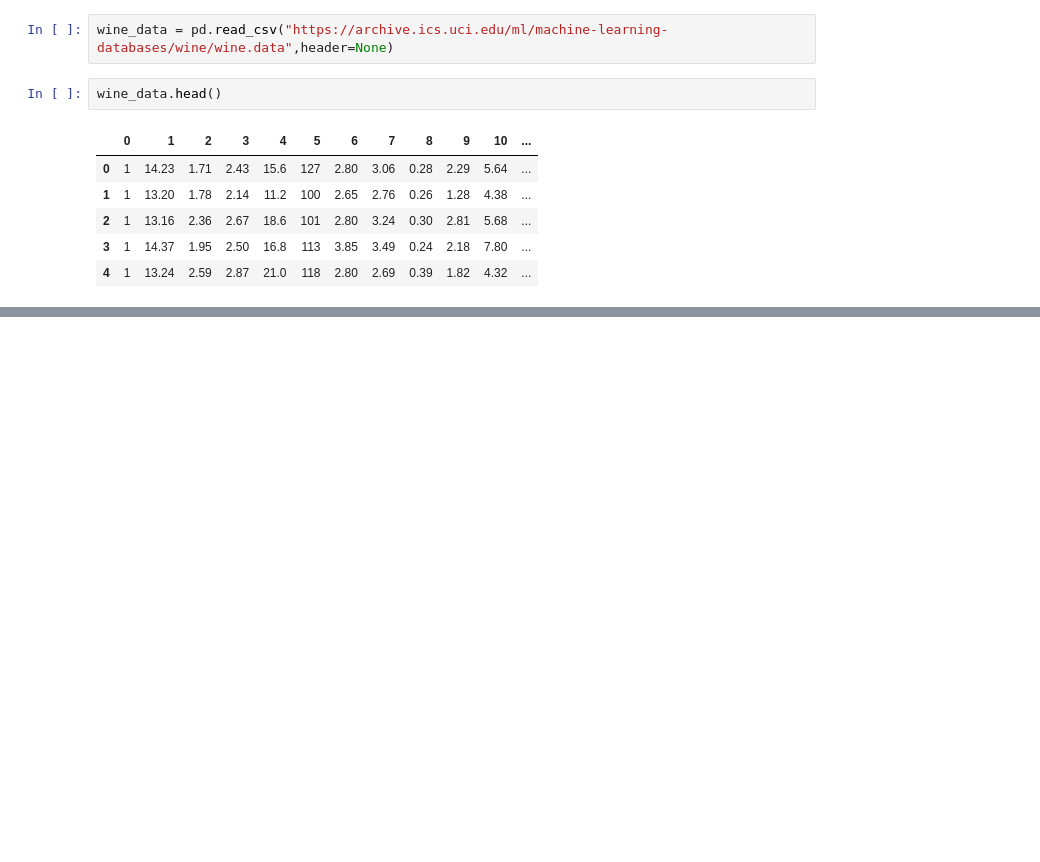
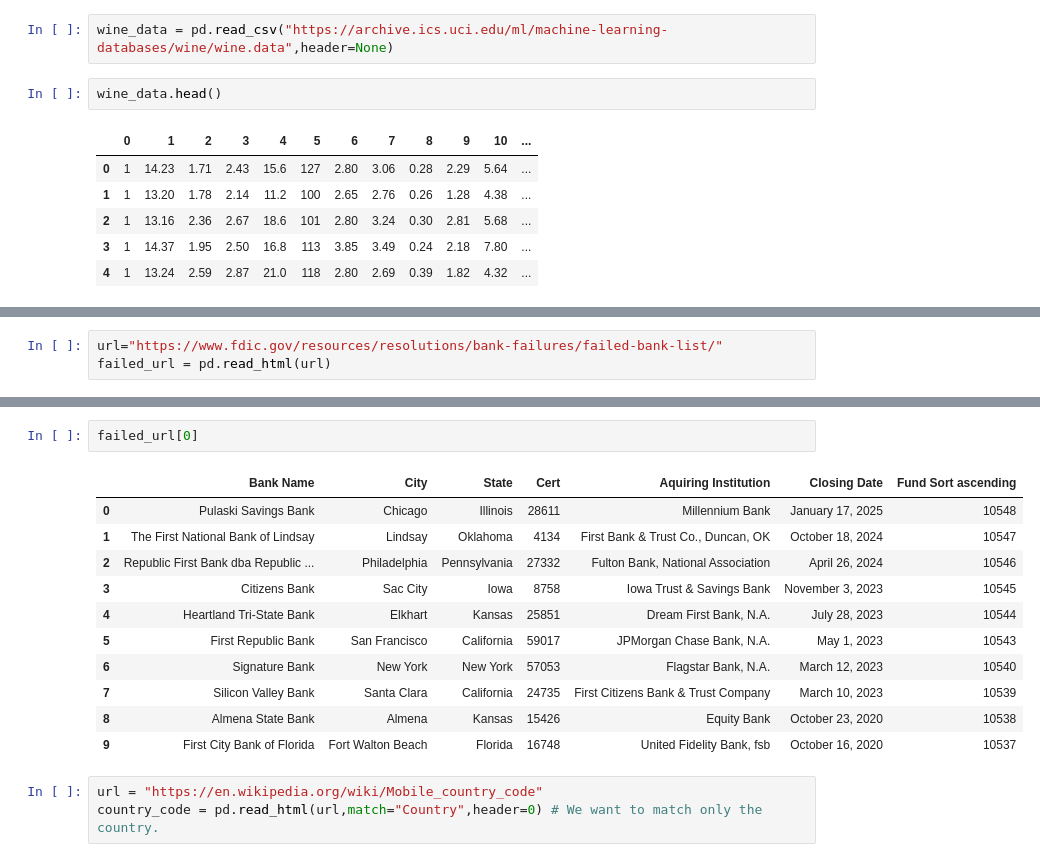
Before and after one commit to Anand-Raj-CSE/Data-Science-Learning, a Jupyter notebook: Data Analysis With Python/Reading data.ipynb, the cells around one changed output, grey strips where cells are left out. Cells and saved outputs as stored; diff of their text form; blank space fills up the shorter version.

```diff
--- a/Data Analysis With Python/Reading data.ipynb
+++ b/Data Analysis With Python/Reading data.ipynb
@@ -33,0 +57,3 @@ wine_data.head()
+# %%
+url="https://www.fdic.gov/resources/resolutions/bank-failures/failed-bank-list/"
+failed_url = pd.read_html(url)
@@ -33,0 +80,17 @@ wine_data.head()
+# %%
+failed_url[0]
+# %% [output]
+|  | Bank Name | City | State | Cert | Aquiring Institution | Closing Date | Fund Sort ascending |
+| 0 | Pulaski Savings Bank | Chicago | Illinois | 28611 | Millennium Bank | January 17, 2025 | 10548 |
+| 1 | The First National Bank of Lindsay | Lindsay | Oklahoma | 4134 | First Bank & Trust Co., Duncan, OK | October 18, 2024 | 10547 |
+| 2 | Republic First Bank dba Republic ... | Philadelphia | Pennsylvania | 27332 | Fulton Bank, National Association | April 26, 2024 | 10546 |
+| 3 | Citizens Bank | Sac City | Iowa | 8758 | Iowa Trust & Savings Bank | November 3, 2023 | 10545 |
+| 4 | Heartland Tri-State Bank | Elkhart | Kansas | 25851 | Dream First Bank, N.A. | July 28, 2023 | 10544 |
+| 5 | First Republic Bank | San Francisco | California | 59017 | JPMorgan Chase Bank, N.A. | May 1, 2023 | 10543 |
+| 6 | Signature Bank | New York | New York | 57053 | Flagstar Bank, N.A. | March 12, 2023 | 10540 |
+| 7 | Silicon Valley Bank | Santa Clara | California | 24735 | First Citizens Bank & Trust Company | March 10, 2023 | 10539 |
+| 8 | Almena State Bank | Almena | Kansas | 15426 | Equity Bank | October 23, 2020 | 10538 |
+| 9 | First City Bank of Florida | Fort Walton Beach | Florida | 16748 | United Fidelity Bank, fsb | October 16, 2020 | 10537 |
+# %%
+url = "https://en.wikipedia.org/wiki/Mobile_country_code"
+country_code = pd.read_html(url,match="Country",header=0) # We want to match only the country.
```
Also changed, not shown: parts of 11 cells of this notebook, 3 other files.
